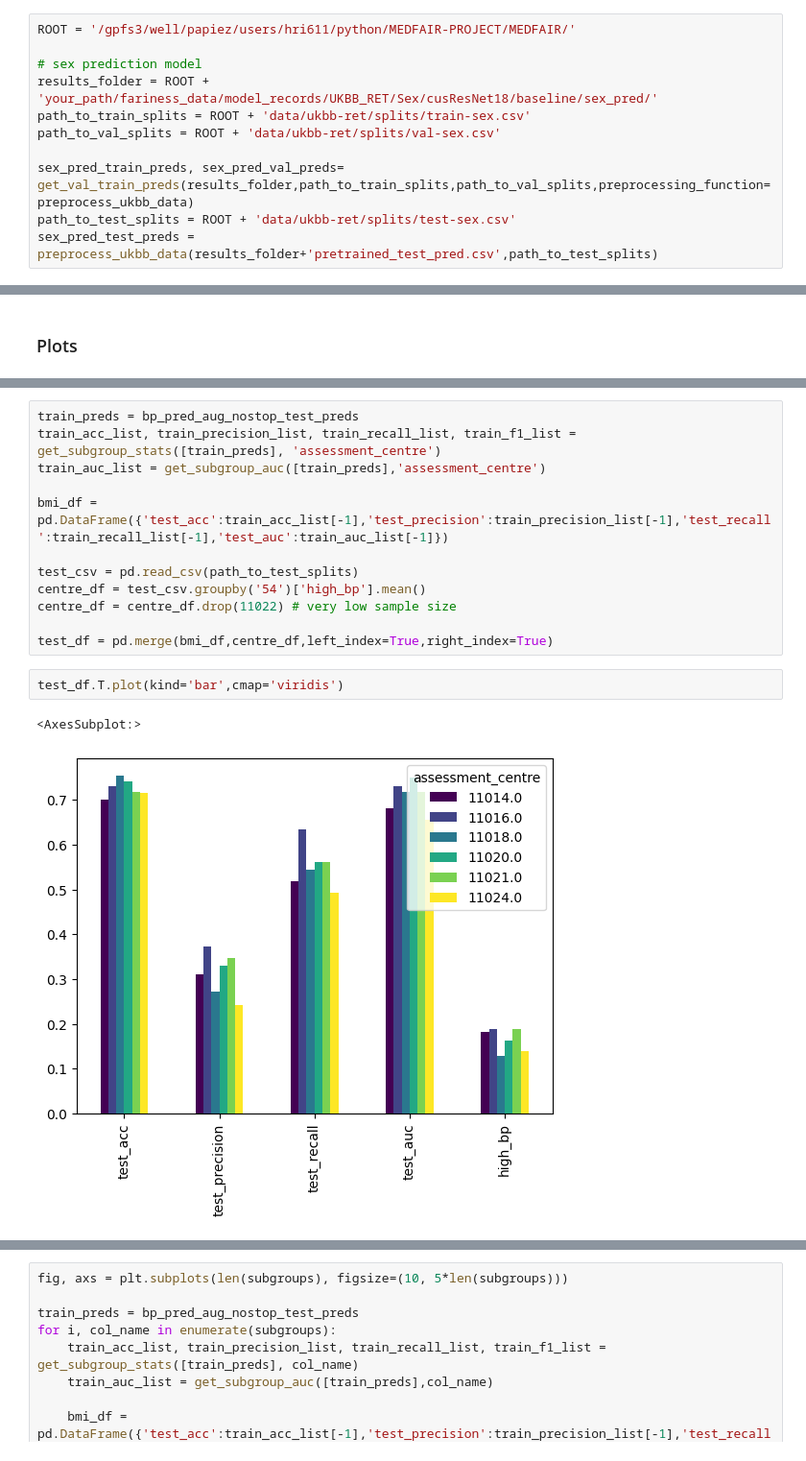
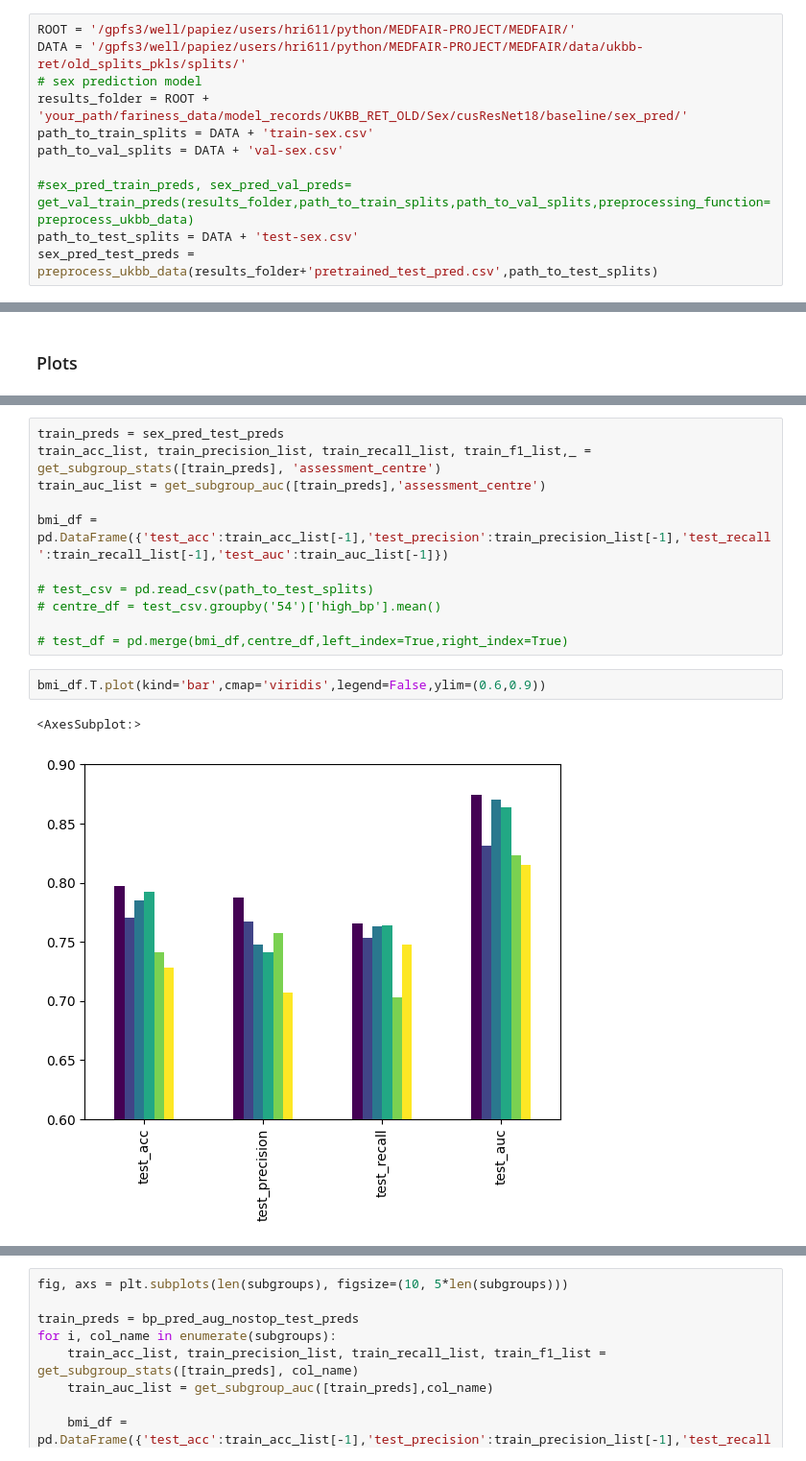
Before and after one commit to anissa218/MEDFAIR_UKBB, a Jupyter notebook: mynotebooks/UKBB All Models Analysis.ipynb, the cells around one changed output, grey strips where cells are left out. Shown at 96% size. Drawn from its saved outputs; the diff is of its cells as text.

```diff
--- a/mynotebooks/UKBB All Models Analysis.ipynb
+++ b/mynotebooks/UKBB All Models Analysis.ipynb
@@ -20,14 +21,14 @@ from mynotebooks.results_utils import *
 ## Load/preprocess predictions and metadata
 # %%
 ROOT = '/gpfs3/well/papiez/users/hri611/python/MEDFAIR-PROJECT/MEDFAIR/'
+DATA = '/gpfs3/well/papiez/users/hri611/python/MEDFAIR-PROJECT/MEDFAIR/data/ukbb-ret/old_splits_pkls/splits/'
+# sex prediction model
+results_folder = ROOT + 'your_path/fariness_data/model_records/UKBB_RET_OLD/Sex/cusResNet18/baseline/sex_pred/'
+path_to_train_splits = DATA + 'train-sex.csv'
+path_to_val_splits = DATA + 'val-sex.csv'
 
-# sex prediction model
-results_folder = ROOT + 'your_path/fariness_data/model_records/UKBB_RET/Sex/cusResNet18/baseline/sex_pred/'
-path_to_train_splits = ROOT + 'data/ukbb-ret/splits/train-sex.csv'
-path_to_val_splits = ROOT + 'data/ukbb-ret/splits/val-sex.csv'
-
-sex_pred_train_preds, sex_pred_val_preds= get_val_train_preds(results_folder,path_to_train_splits,path_to_val_splits,preprocessing_function=preprocess_ukbb_data)
-path_to_test_splits = ROOT + 'data/ukbb-ret/splits/test-sex.csv'
+#sex_pred_train_preds, sex_pred_val_preds= get_val_train_preds(results_folder,path_to_train_splits,path_to_val_splits,preprocessing_function=preprocess_ukbb_data)
+path_to_test_splits = DATA + 'test-sex.csv'
 sex_pred_test_preds = preprocess_ukbb_data(results_folder+'pretrained_test_pred.csv',path_to_test_splits)
 # %%
 # bmi prediction model
@@ -749,18 +759,17 @@ print(all_bp_pred_aug_nostop_test_results_df['Test Acc Gap'].mean())
 # %%
-train_preds = bp_pred_aug_nostop_test_preds
-train_acc_list, train_precision_list, train_recall_list, train_f1_list = get_subgroup_stats([train_preds], 'assessment_centre')
+train_preds = sex_pred_test_preds
+train_acc_list, train_precision_list, train_recall_list, train_f1_list,_ = get_subgroup_stats([train_preds], 'assessment_centre')
 train_auc_list = get_subgroup_auc([train_preds],'assessment_centre')
 
 bmi_df = pd.DataFrame({'test_acc':train_acc_list[-1],'test_precision':train_precision_list[-1],'test_recall':train_recall_list[-1],'test_auc':train_auc_list[-1]})
 
-test_csv = pd.read_csv(path_to_test_splits)
-centre_df = test_csv.groupby('54')['high_bp'].mean()
-centre_df = centre_df.drop(11022) # very low sample size
+# test_csv = pd.read_csv(path_to_test_splits)
+# centre_df = test_csv.groupby('54')['high_bp'].mean()
 
-test_df = pd.merge(bmi_df,centre_df,left_index=True,right_index=True)
+# test_df = pd.merge(bmi_df,centre_df,left_index=True,right_index=True)
 # %%
-test_df.T.plot(kind='bar',cmap='viridis')
+bmi_df.T.plot(kind='bar',cmap='viridis',legend=False,ylim=(0.6,0.9))
 # %% [output]
 <AxesSubplot:>
-[figure, old version]
+[figure, new version]
 # %%
```
Also changed, not shown: parts of 57 cells of this notebook, 22 other files.
